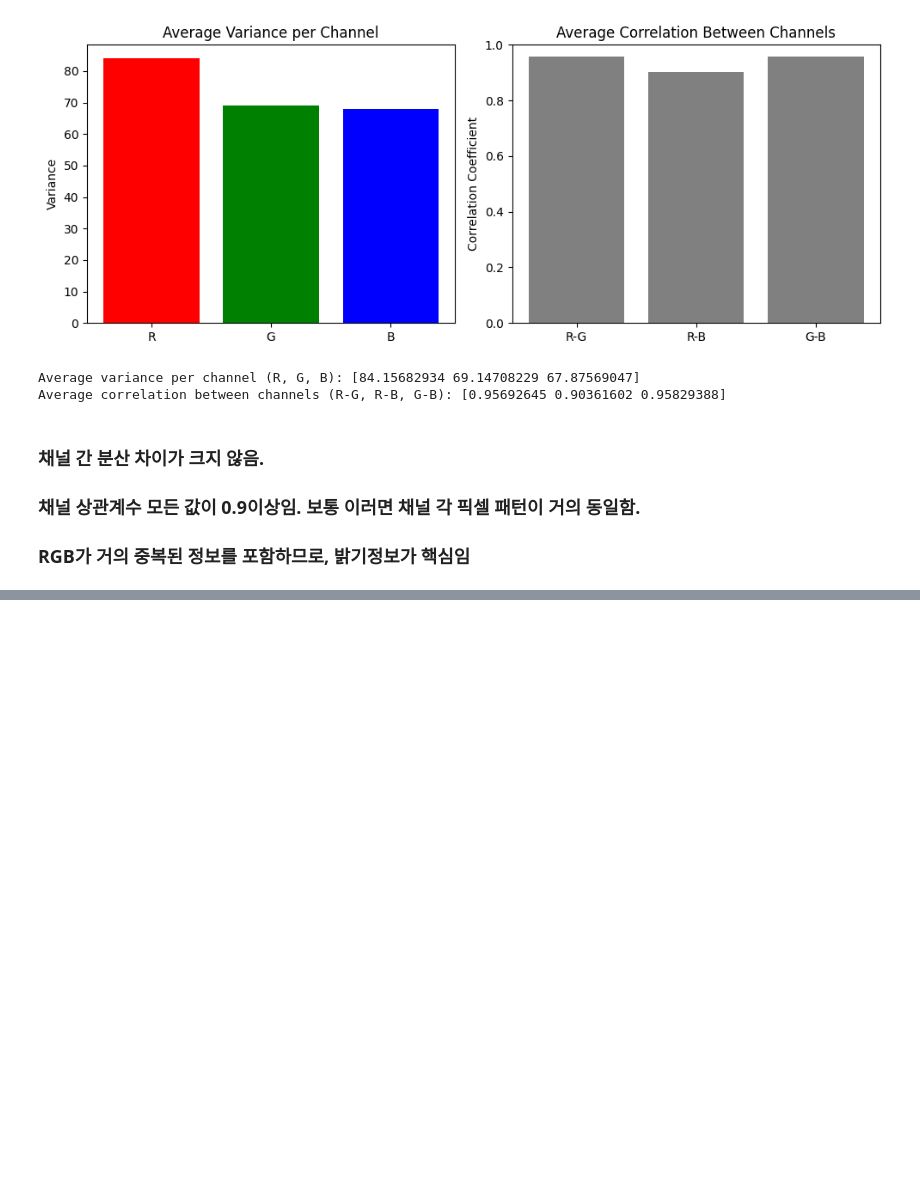
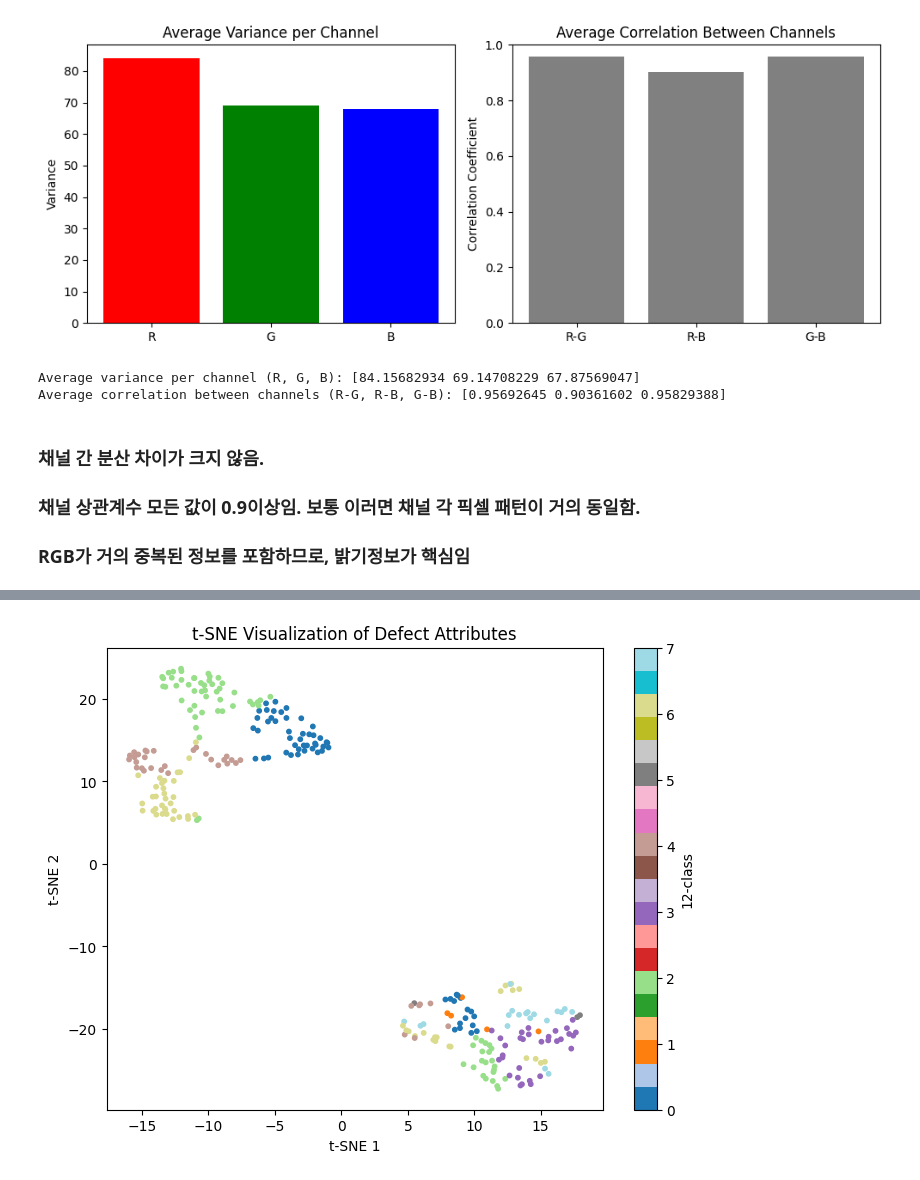
Before and after one commit to jungoat/semi, a Jupyter notebook: EDA.ipynb, the cells around one changed output, grey strips where cells are left out. Drawn from its saved outputs; the diff is of its cells as text; code cells hidden in the pictures; blank space fills up the shorter version.

```diff
--- a/EDA.ipynb
+++ b/EDA.ipynb
@@ -113,0 +145,31 @@ Average correlation between channels (R-G, R-B, G-B): [0.95692645 0.90361602 0.9
+# %%
+import pandas as pd
+import matplotlib.pyplot as plt
+from sklearn.manifold import TSNE
+from sklearn.preprocessing import StandardScaler
+
+# 1. CSV 로드
+df = pd.read_csv("data/meta/defect_attributes_all_classes_auto.csv")
+
+# 2. 속성 선택
+features = ['x_norm', 'y_norm', 'aspect_ratio', 'orientation']
+X = df[features].values
+y = df['auto-class'].values  # 색상 구분용
+
+# 3. 정규화
+X_scaled = StandardScaler().fit_transform(X)
+
+# 4. t-SNE
+tsne = TSNE(n_components=2, random_state=42, perplexity=30, learning_rate=200)
+X_embedded = tsne.fit_transform(X_scaled)
+
+# 5. 시각화
+plt.figure(figsize=(8, 6))
+scatter = plt.scatter(X_embedded[:, 0], X_embedded[:, 1], c=y, cmap='tab20', s=10)
+plt.colorbar(scatter, label="12-class")
+plt.title("t-SNE Visualization of Defect Attributes")
+plt.xlabel("t-SNE 1")
+plt.ylabel("t-SNE 2")
+plt.show()
+# %% [output]
+[figure, added]
```
Also changed, not shown: parts of 1 cell of this notebook, 9 other files.
